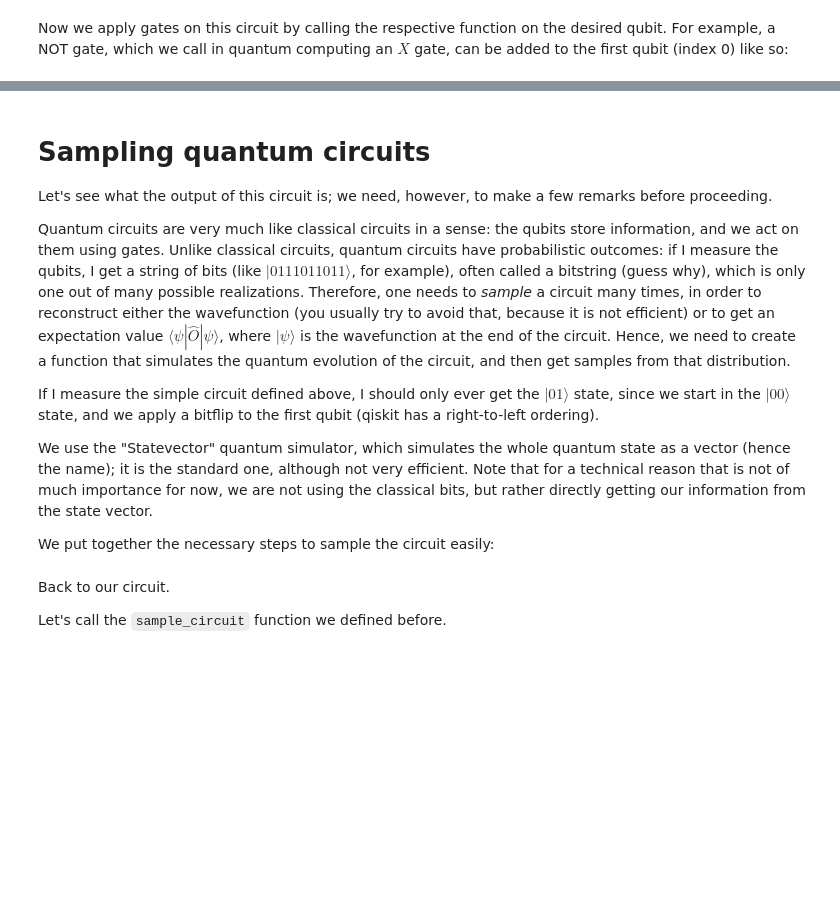
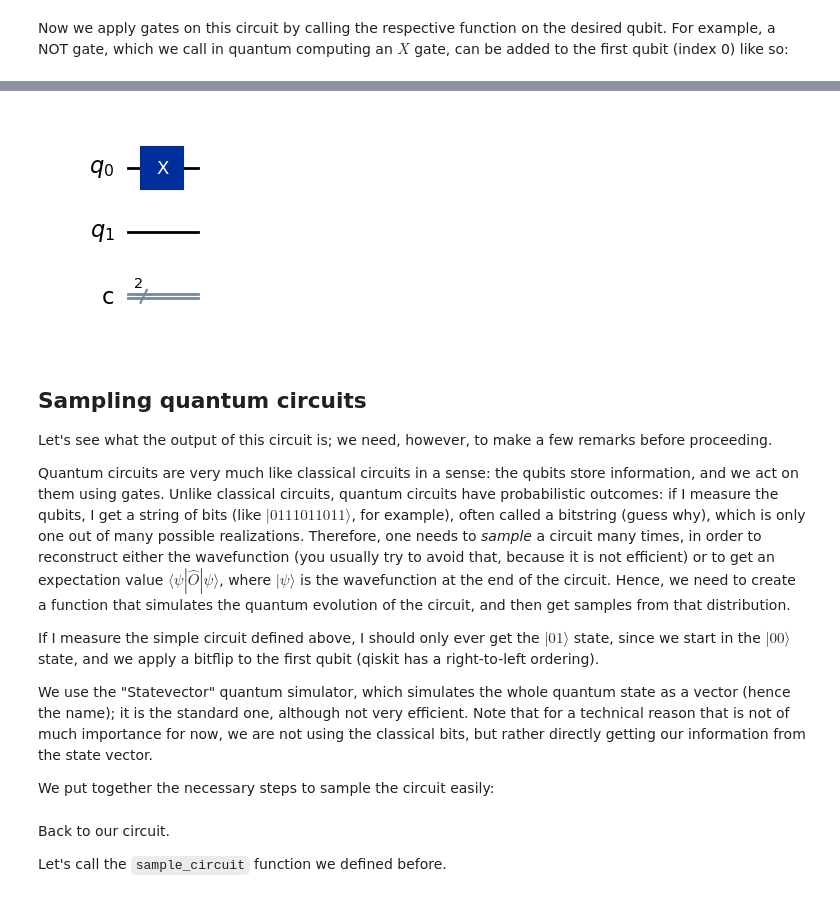
Before and after one commit to lmarti-dev/qiskit-tutorials, a Jupyter notebook: notebooks/01_basics.ipynb, the cells around one changed output, grey strips where cells are left out. Cells and saved outputs as stored; diff of their text form; code cells hidden in the pictures; blank space fills up the shorter version.

```diff
--- a/notebooks/01_basics.ipynb
+++ b/notebooks/01_basics.ipynb
@@ -58,5 +54,12 @@ circuit.x(0)
+# %%
+circuit = QuantumCircuit(n_qubits,n_classical_bits)
+# add X to qubit 0
+circuit.x(0)
+circuit.draw(output="mpl")
+# %% [output]
+[figure, added]
 # %% [markdown]
-# Sampling quantum circuits
+## Sampling quantum circuits
 
 Let's see what the output of this circuit is; we need, however, to make a few remarks before proceeding.
 
```
Also changed, not shown: parts of 13 cells of this notebook, 3 other files.
